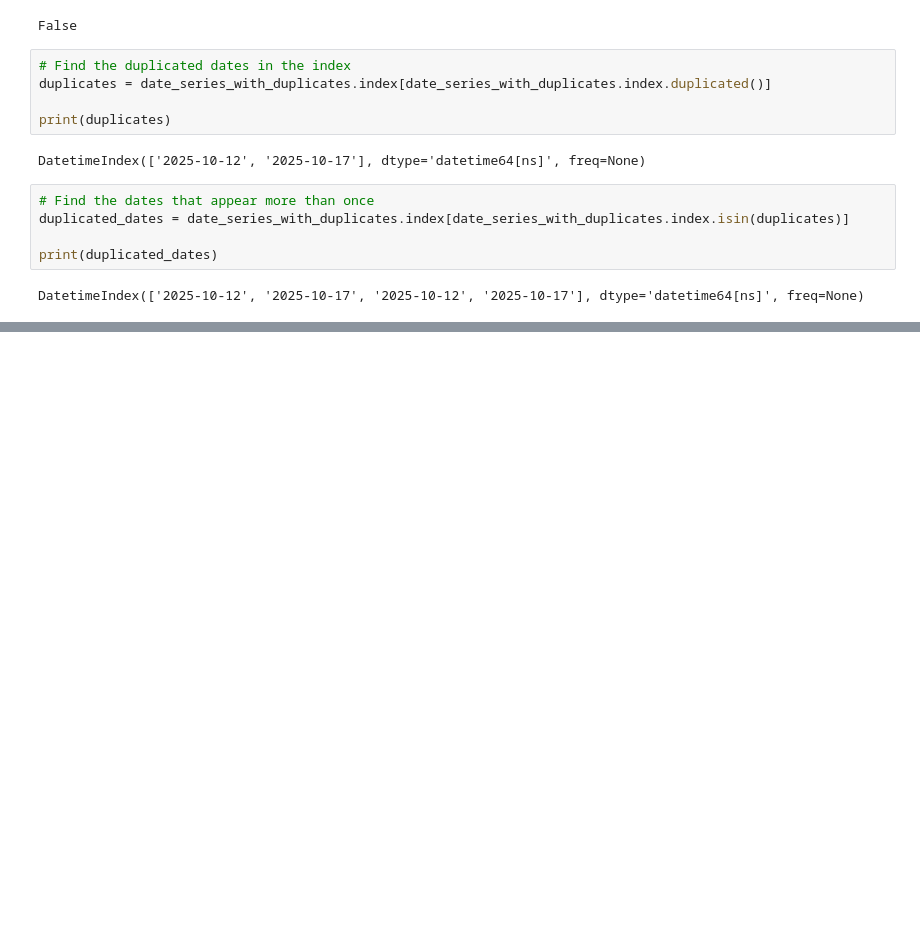
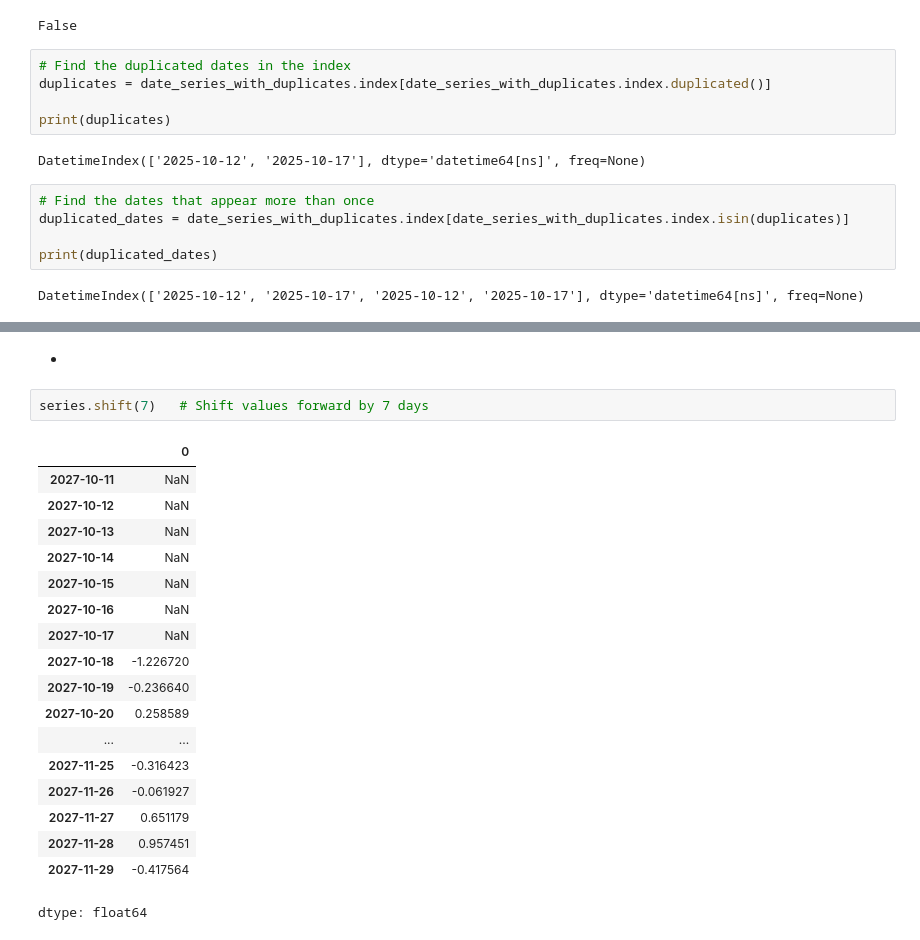
Before and after one commit to davidofitaly/notes_03_python_in_data_analysis, a Jupyter notebook: 08_time_series.ipynb, the cells around one changed output, grey strips where cells are left out. Drawn from its saved outputs; the diff is of its cells as text; blank space fills up the shorter version.

```diff
--- a/08_time_series.ipynb
+++ b/08_time_series.ipynb
@@ -333,0 +577,26 @@ DatetimeIndex(['2025-10-12', '2025-10-17', '2025-10-12', '2025-10-17'], dtype='d
+# %% [markdown]
+
+
+
+*
+# %%
+series.shift(7)   # Shift values forward by 7 days
+# %% [output]
+|  | 0 |
+| 2027-10-11 | NaN |
+| 2027-10-12 | NaN |
+| 2027-10-13 | NaN |
+| 2027-10-14 | NaN |
+| 2027-10-15 | NaN |
+| 2027-10-16 | NaN |
+| 2027-10-17 | NaN |
+| 2027-10-18 | -1.226720 |
+| 2027-10-19 | -0.236640 |
+| 2027-10-20 | 0.258589 |
+| ... | ... |
+| 2027-11-25 | -0.316423 |
+| 2027-11-26 | -0.061927 |
+| 2027-11-27 | 0.651179 |
+| 2027-11-28 | 0.957451 |
+| 2027-11-29 | -0.417564 |
+dtype: float64
```
Also changed, not shown: parts of 38 cells of this notebook.
